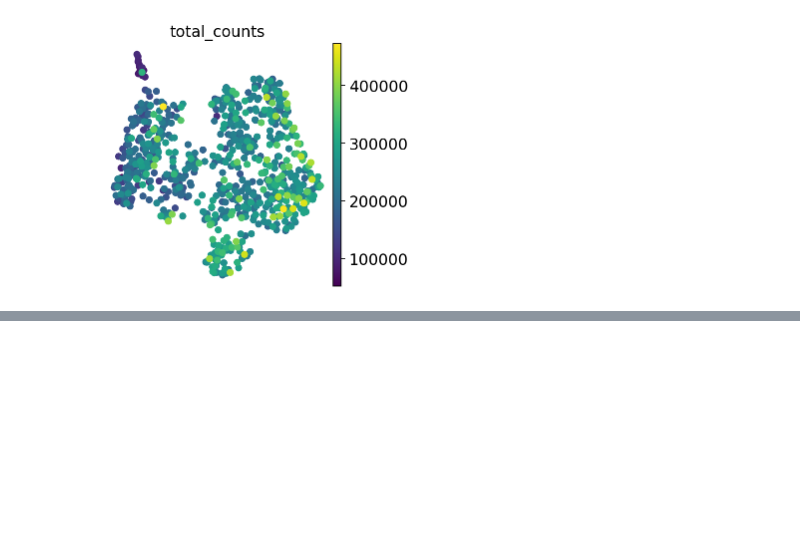
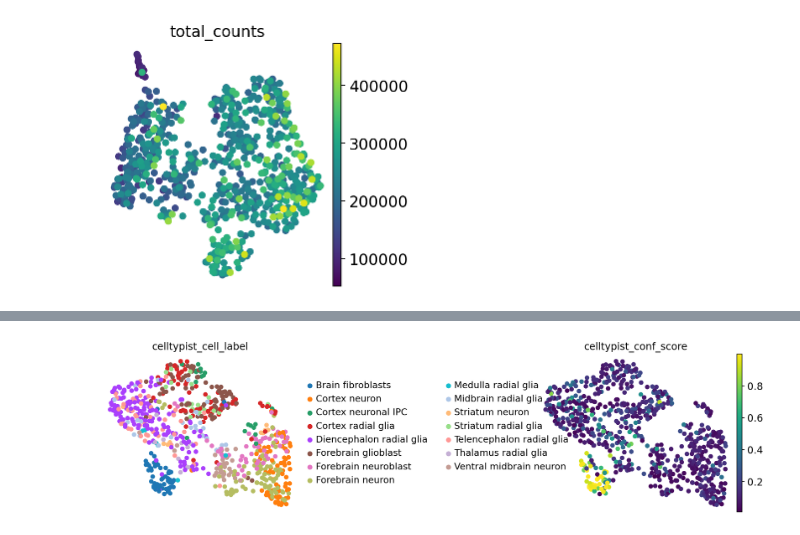
Before and after one commit to alexjimenez99/sc-RNAseq-embryos, a Jupyter notebook: scRNA_Human_Cerebral_Organoids_and_Fetal_Cortex.ipynb, the cells around one changed output, grey strips where cells are left out. Drawn from its saved outputs; the diff is of its cells as text; code cells hidden in the pictures; blank space fills up the shorter version.

```diff
--- a/scRNA_Human_Cerebral_Organoids_and_Fetal_Cortex.ipynb
+++ b/scRNA_Human_Cerebral_Organoids_and_Fetal_Cortex.ipynb
@@ -1088,0 +1034,12 @@ sc.pl.umap(adata_copy, color="total_counts")
+# %%
+adata_celltypist = adata.copy()  # make a copy of our adata
+adata_celltypist.X = adata.to_df().values # set adata.X to raw counts
+sc.pp.normalize_per_cell(
+    adata_celltypist, counts_per_cell_after=10**4
+)  # normalize to 10,000 counts per cell (required by celltypist)
+sc.pp.log1p(adata_celltypist)  # log-transform
+# make .X dense instead of sparse, for compatibility with celltypist:
+adata_celltypist.X = adata_celltypist.X
+# %%
+prefrontal_model = celltypist.models.Model.load('Adult_Human_PrefrontalCortex.pkl')  # Replace with the appropriate brain-related model('Adult_Human_PrefrontalCortex.pkl')
+dev_brain_model  = celltypist.models.Model.load('Developing_Human_Brain.pkl')        # Replace with the appropriate brain-related model('Developing_Human_Brain.pkl')
@@ -1088,0 +1050,4 @@ sc.pl.umap(adata_copy, color="total_counts")
+# %%
+brain_predictions = celltypist.annotate(adata_celltypist,
+                                model=dev_brain_model,
+                                majority_voting = True)
@@ -1088,0 +1094,19 @@ sc.pl.umap(adata_copy, color="total_counts")
+# %%
+brain_adata = brain_predictions.to_adata()
+
+adata_copy.obs["celltypist_cell_label"] = brain_adata.obs.loc[
+    adata_copy.obs.index, "majority_voting"
+]
+adata_copy.obs["celltypist_conf_score"] = brain_adata.obs.loc[
+    adata_copy.obs.index, "conf_score"
+]
+# %%
+sc.pl.umap(
+    adata_copy,
+    color=["celltypist_cell_label", "celltypist_conf_score"],
+    frameon=False,
+    sort_order=False,
+    wspace=1,
+)
+# %% [output]
+[figure, added]
```
Also changed, not shown: parts of 17 cells of this notebook.
